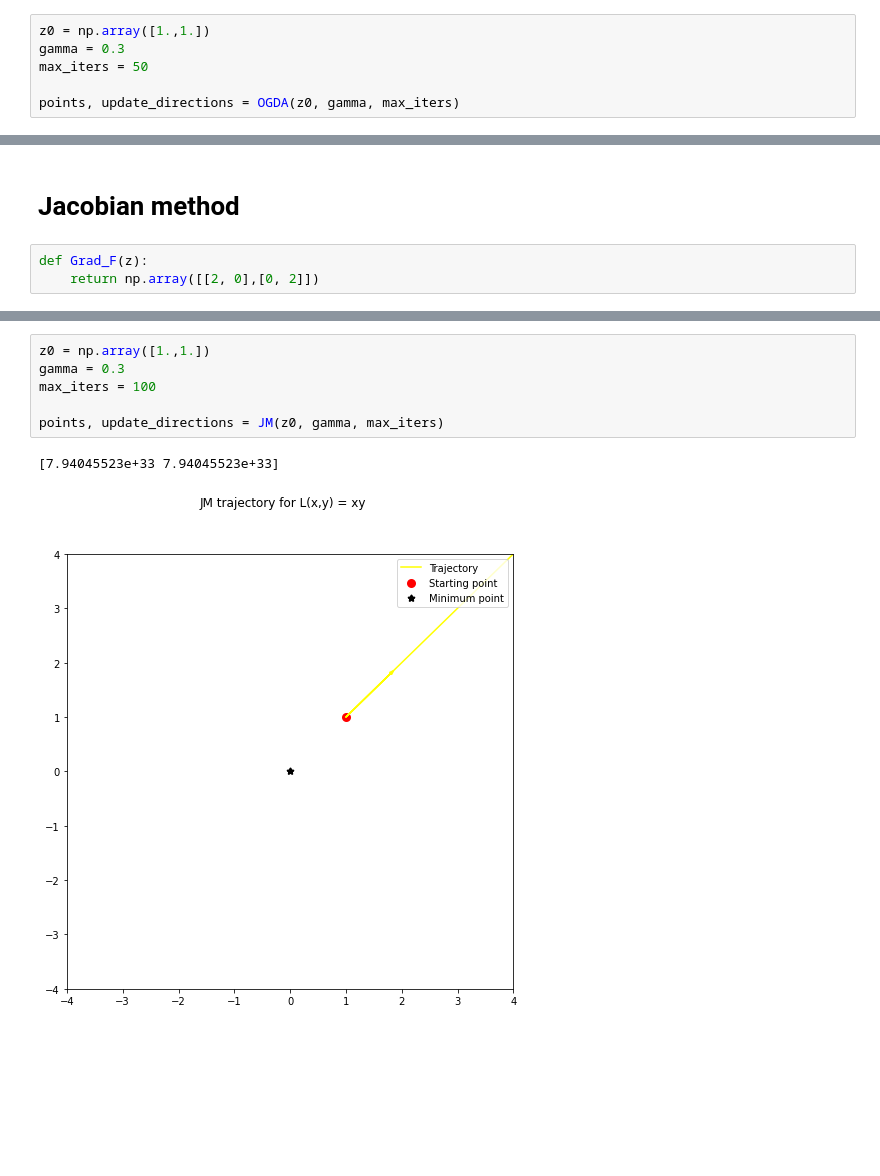
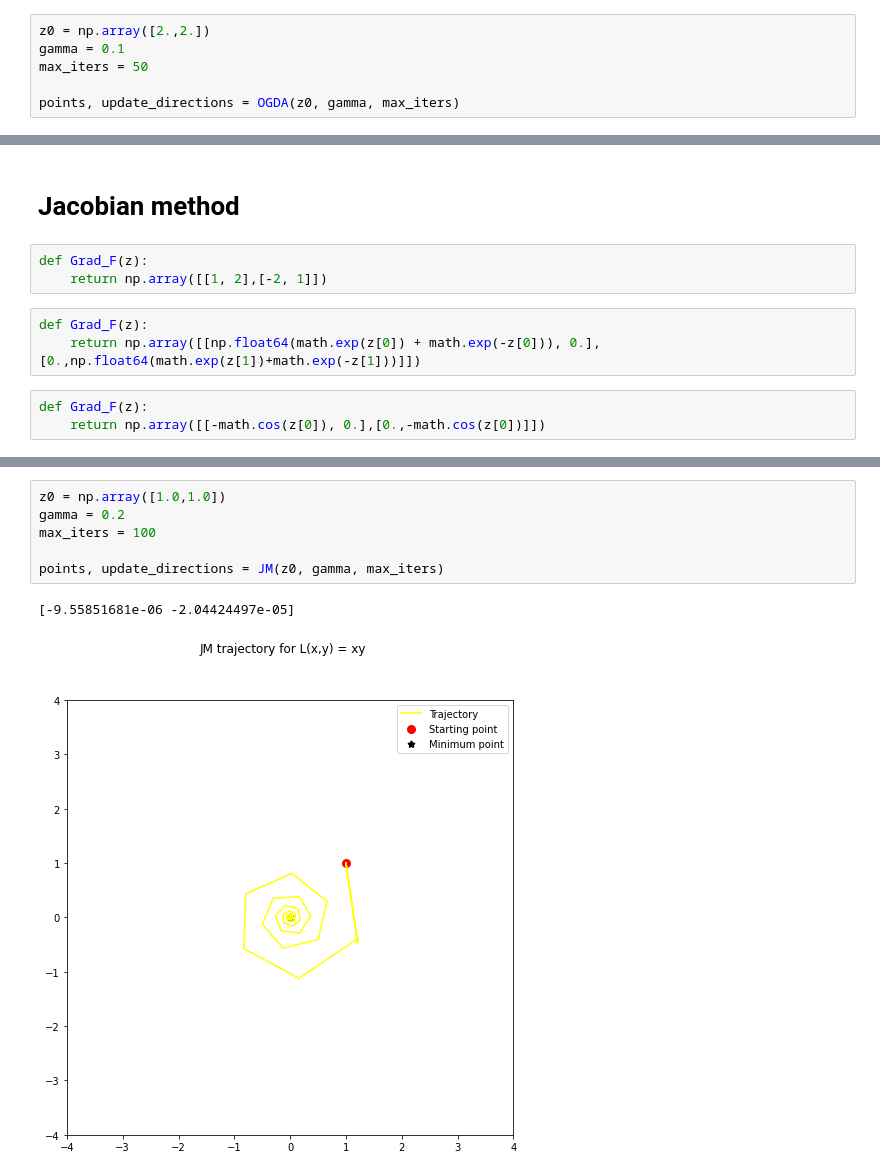
Before and after one commit to jkasalt/ganz_OptML, a Jupyter notebook: convex_concave.ipynb, the cells around one changed output, grey strips where cells are left out. Cells and saved outputs as stored; diff of their text form; blank space fills up the shorter version.

```diff
--- a/convex_concave.ipynb
+++ b/convex_concave.ipynb
@@ -151,8 +204,8 @@ def OGDA(z0, gamma, max_iters, plot = True):
 
     return points, update_directions
 # %%
-z0 = np.array([1.,1.])
-gamma = 0.3
+z0 = np.array([2.,2.])
+gamma = 0.1
 max_iters = 50
 
 points, update_directions = OGDA(z0, gamma, max_iters)
@@ -179,7 +215,13 @@ points, update_directions = OGDA(z0, gamma, max_iters)
 # Jacobian method
 # %%
 def Grad_F(z):
-    return np.array([[2, 0],[0, 2]])
+    return np.array([[1, 2],[-2, 1]])
+# %%
+def Grad_F(z):
+    return np.array([[np.float64(math.exp(z[0]) + math.exp(-z[0])), 0.],[0.,np.float64(math.exp(z[1])+math.exp(-z[1]))]])
+# %%
+def Grad_F(z):
+    return np.array([[-math.cos(z[0]), 0.],[0.,-math.cos(z[0])]])
 # %%
 def JM(z0, gamma, max_iters, plot = True):
     """Jacobian Method"""
@@ -207,11 +250,11 @@ def JM(z0, gamma, max_iters, plot = True):
 
     return points, update_directions
 # %%
-z0 = np.array([1.,1.])
-gamma = 0.3
+z0 = np.array([1.0,1.0])
+gamma = 0.2
 max_iters = 100
 
 points, update_directions = JM(z0, gamma, max_iters)
 # %% [output]
-[7.94045523e+33 7.94045523e+33]
+[-9.55851681e-06 -2.04424497e-05]
-[figure, old version]
+[figure, new version]
```
Also changed, not shown: parts of 22 cells of this notebook.
